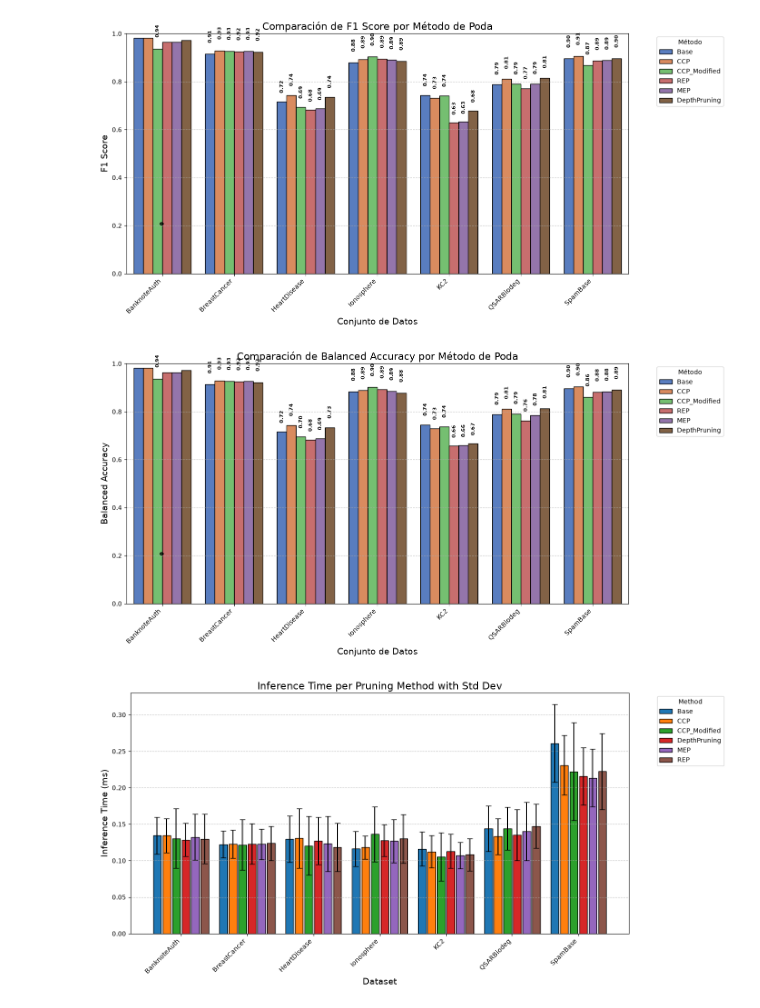
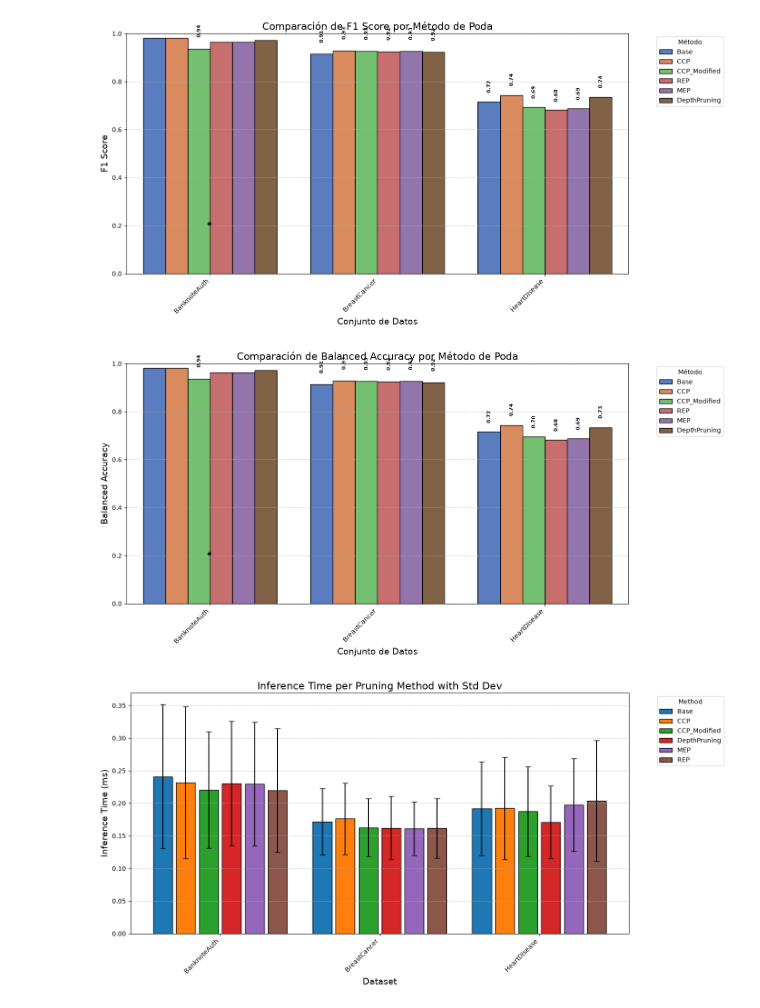
Before and after one commit to OmarJR18/SR-CPP-IJCDS_alt, a Jupyter notebook: SR_CPP_CODE.ipynb, the cells around one changed output. Cells and saved outputs as stored; diff of their text form; code cells hidden in the pictures.

```diff
--- a/SR_CPP_CODE.ipynb
+++ b/SR_CPP_CODE.ipynb
@@ -53,6 +54,7 @@ def load_datasets():
     y = encode_target(y)
     datasets.append(("HeartDisease", X, y))
 
+    """
     # Dataset: Ionosphere (Radar UCI)
     X_df, y = fetch_openml(name="ionosphere", version=1, return_X_y=True, as_frame=True)
     y = encode_target(y)
@@ -69,6 +71,7 @@ def load_datasets():
     # Dataset: SpamBase (UCI)
     X, y = fetch_openml(name="spambase", version=1, return_X_y=True, as_frame=False)
     datasets.append(("SpamBase", X, y.astype(int)))
+    """
 
     return datasets
 # %%
@@ -782,33 +832,57 @@ plt.show()
 grouped = metrics_df.groupby(["Dataset", "Method"], as_index=False).mean()
 
 # Create the bar plot with error bars
 plt.figure(figsize=(14, 7))
 
 # Get unique methods and datasets
 methods = grouped["Method"].unique()
 datasets = grouped["Dataset"].unique()
 
 # Create position indices for grouped bars
 x = np.arange(len(datasets))
 width = 0.12  # width of each bar
 offsets = np.linspace(-width*len(methods)/2, width*len(methods)/2, len(methods))
 
 for i, method in enumerate(methods):
     subset = grouped[grouped["Method"] == method]
     y = subset["Inference_Time_ms"].values
     yerr = subset["Inference_Time_Std_ms"].values
     plt.bar(x + offsets[i], y, width, label=method, yerr=yerr, capsize=4, edgecolor="black")
 
 plt.xticks(x, datasets, rotation=45, ha="right")
 plt.title("Inference Time per Pruning Method with Std Dev", fontsize=16)
 plt.xlabel("Dataset", fontsize=14)
 plt.ylabel("Inference Time (ms)", fontsize=14)
 plt.grid(axis="y", linestyle='--', alpha=0.7)
 plt.ylim(bottom=0)
 plt.legend(title="Method", bbox_to_anchor=(1.05, 1), loc='upper left')
 plt.tight_layout()
 plt.show()
+
+# === Gráfica: Tiempo de Entrenamiento ===
+plt.figure(figsize=(14, 7))
+ax = sns.barplot(data=metrics_df, x="Dataset", y="Train_Time_ms", hue="Method", palette="muted", edgecolor="black")
+plt.title("Comparación de Tiempo de Entrenamiento por Método", fontsize=16)
+plt.ylabel("Tiempo de Entrenamiento (ms)", fontsize=14)
+plt.xlabel("Conjunto de Datos", fontsize=14)
+plt.xticks(rotation=45, ha="right")
+plt.grid(axis="y", linestyle='--', alpha=0.7)
+plt.legend(title="Método", bbox_to_anchor=(1.05, 1), loc='upper left')
+plt.tight_layout()
+plt.show()
+
+# === Gráfica: Uso de Memoria ===
+plt.figure(figsize=(14, 7))
+ax = sns.barplot(data=metrics_df, x="Dataset", y="Memory_KB", hue="Method", palette="muted", edgecolor="black")
+plt.title("Comparación de Uso de Memoria por Método", fontsize=16)
+plt.ylabel("Memoria (KB)", fontsize=14)
+plt.xlabel("Conjunto de Datos", fontsize=14)
+plt.xticks(rotation=45, ha="right")
+plt.grid(axis="y", linestyle='--', alpha=0.7)
+plt.legend(title="Método", bbox_to_anchor=(1.05, 1), loc='upper left')
+plt.tight_layout()
+plt.show()
 # %% [output]
-[figure, old version]
+[figure, new version]
-[figure, old version]
+[figure, new version]
-[figure, old version]
+[figure, new version]
```
Also changed, not shown: parts of 5 cells of this notebook, 2 other files.
